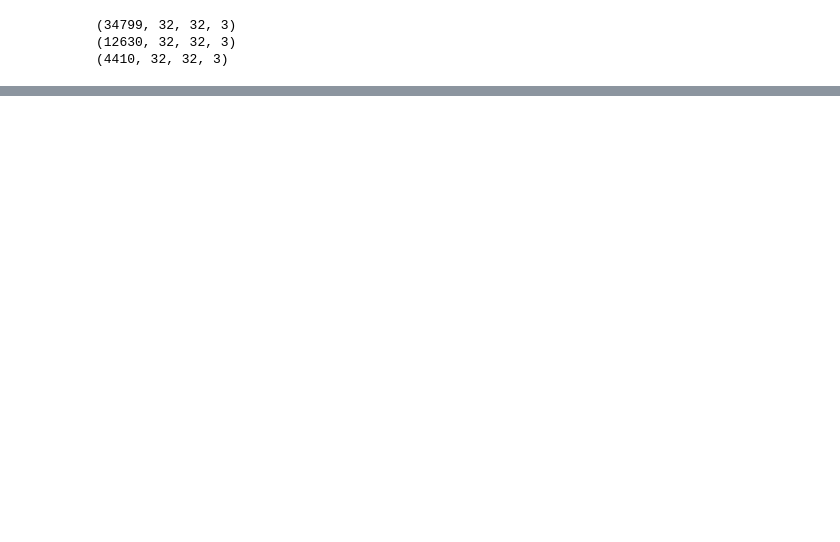
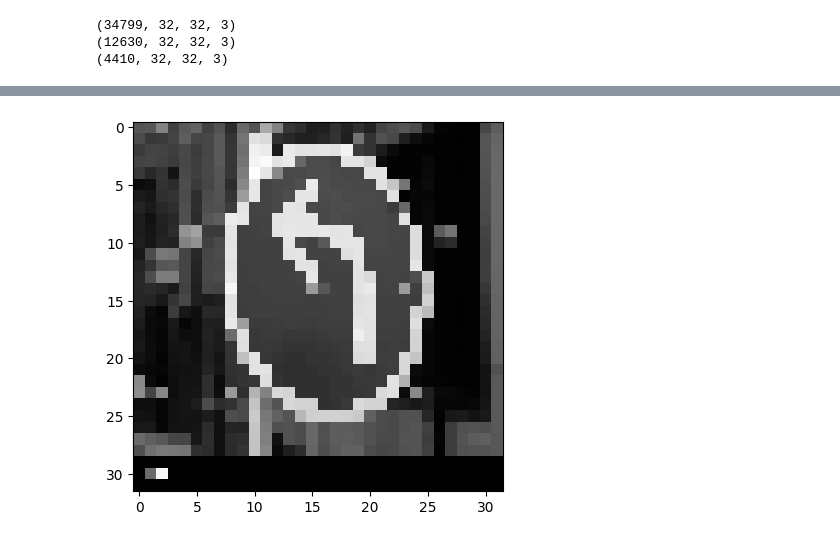
Before and after one commit to sokistar24/Traffic_Sign_Classification, a Jupyter notebook: trafific_light_detection_M_AlexNet.ipynb, the cells around one changed output, grey strips where cells are left out. Saved outputs shown, nothing was run; the diff lists cells and outputs as text; code cells hidden in the pictures; blank space fills up the shorter version.

```diff
--- a/trafific_light_detection_M_AlexNet.ipynb
+++ b/trafific_light_detection_M_AlexNet.ipynb
@@ -297,0 +298,24 @@ predicted sign: [40]
+# %%
+img = img2.convert('L')
+#Convert the PIL Image to a numpy array
+
+img_array = np.array(img)
+
+# Resize the image
+img_array_resized = cv2.resize(img_array, (32, 32))
+
+# Normalize the image
+img_array_normalized = img_array_resized / 255.0
+
+# Display the image
+plt.imshow(img_array_normalized, cmap=plt.get_cmap('gray'))
+plt.show()
+
+# Add extra dimensions for batch and channels
+img_array_normalized = img_array_normalized.reshape(1, 32, 32, 1)
+
+# Use the model to predict the class
+predicted_class = np.argmax(model.predict(img_array_normalized), axis=-1)
+print("Predicted class: ", predicted_class)
+# %% [output]
+[figure, added]
```
Also changed, not shown: parts of 16 cells of this notebook.
